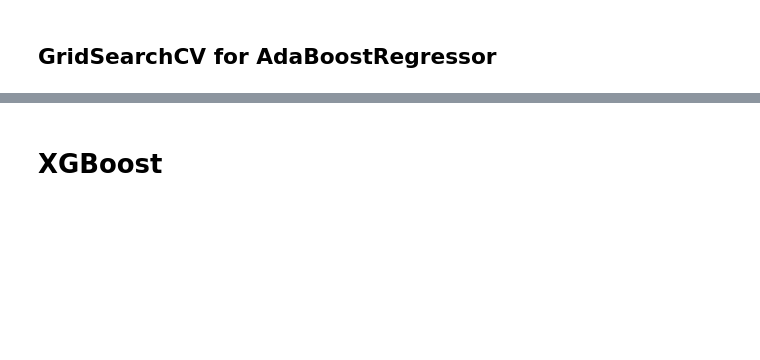
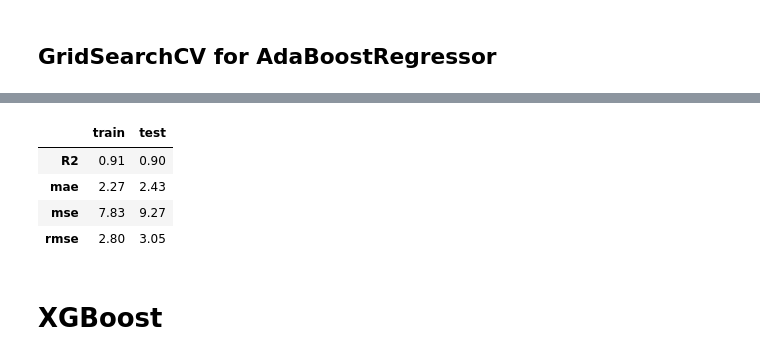
Before and after one commit to ayaramis/Portfolio, a Jupyter notebook: life_expectancy/life_expectancy_prediction.ipynb, the cells around one changed output, grey strips where cells are left out. Saved outputs shown, nothing was run; the diff lists cells and outputs as text; code cells hidden in the pictures; blank space fills up the shorter version.

```diff
--- a/life_expectancy/life_expectancy_prediction.ipynb
+++ b/life_expectancy/life_expectancy_prediction.ipynb
@@ -390,2 +435,13 @@ ada_grid.best_score_
+# %%
+operations = [('preprocessor', preprocessor),('ada', AdaBoostRegressor(learning_rate = 1, loss = 'linear', n_estimators = 200, random_state=1))]
+ada_pipe = Pipeline(steps=operations).fit(X_train, y_train)
+# %%
+train_val(ada_pipe, X_train, y_train, X_test, y_test)
+# %% [output]
+|  | train | test |
+| R2 | 0.91 | 0.90 |
+| mae | 2.27 | 2.43 |
+| mse | 7.83 | 9.27 |
+| rmse | 2.80 | 3.05 |
 # %% [markdown]
 # XGBoost
```
Also changed, not shown: parts of 17 cells of this notebook.
